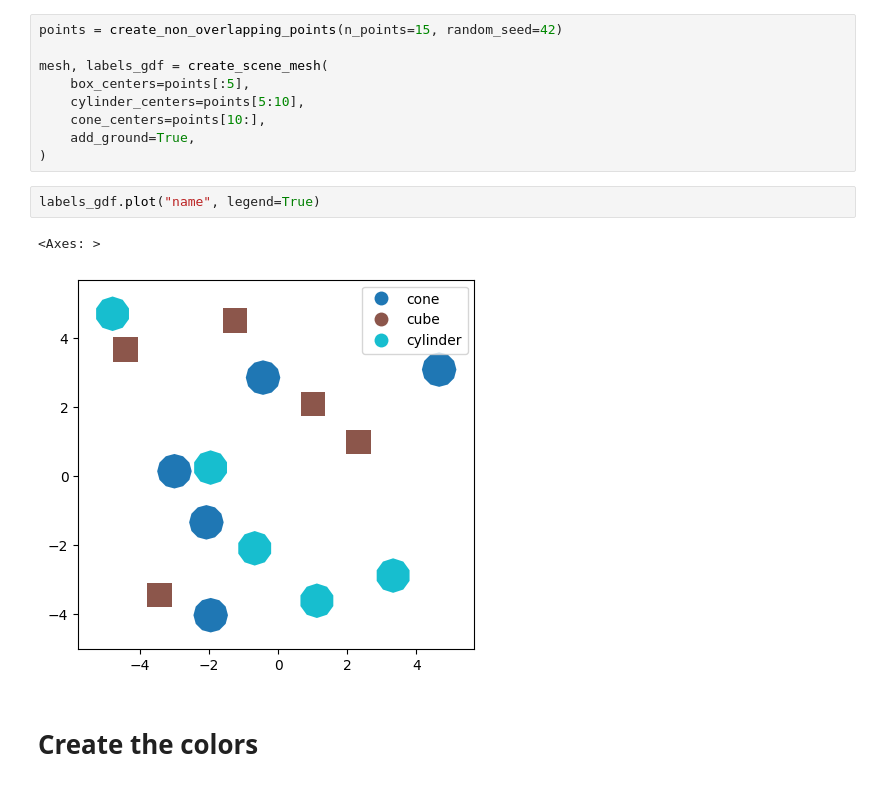
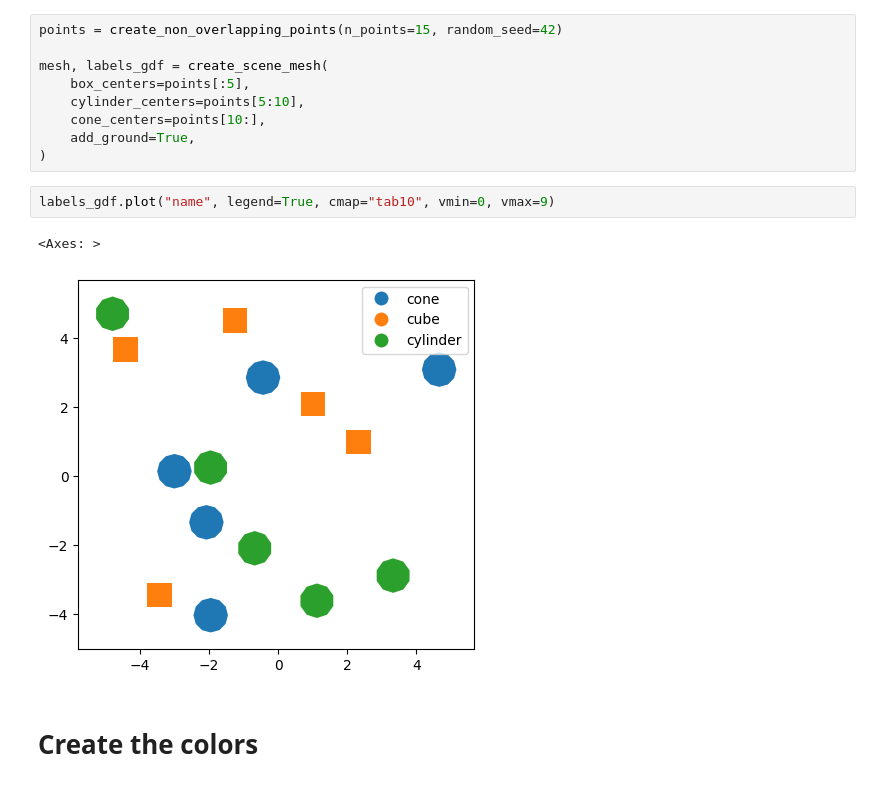
Before and after one commit to open-forest-observatory/geograypher, a Jupyter notebook: examples/concept_figure.ipynb, the cells around one changed output. Cells and saved outputs as stored; diff of their text form.

Commit message:
Update concept figure with consistent labels

```diff
--- a/examples/concept_figure.ipynb
+++ b/examples/concept_figure.ipynb
@@ -129,10 +144,10 @@ mesh, labels_gdf = create_scene_mesh(
     add_ground=True,
 )
 # %%
-labels_gdf.plot("name", legend=True)
+labels_gdf.plot("name", legend=True, cmap="tab10", vmin=0, vmax=9)
 # %% [output]
 <Axes: >
-[figure, old version]
+[figure, new version]
 # %% [markdown]
 # Create the colors
 # %%
```
Also changed, not shown: parts of 4 cells of this notebook.
